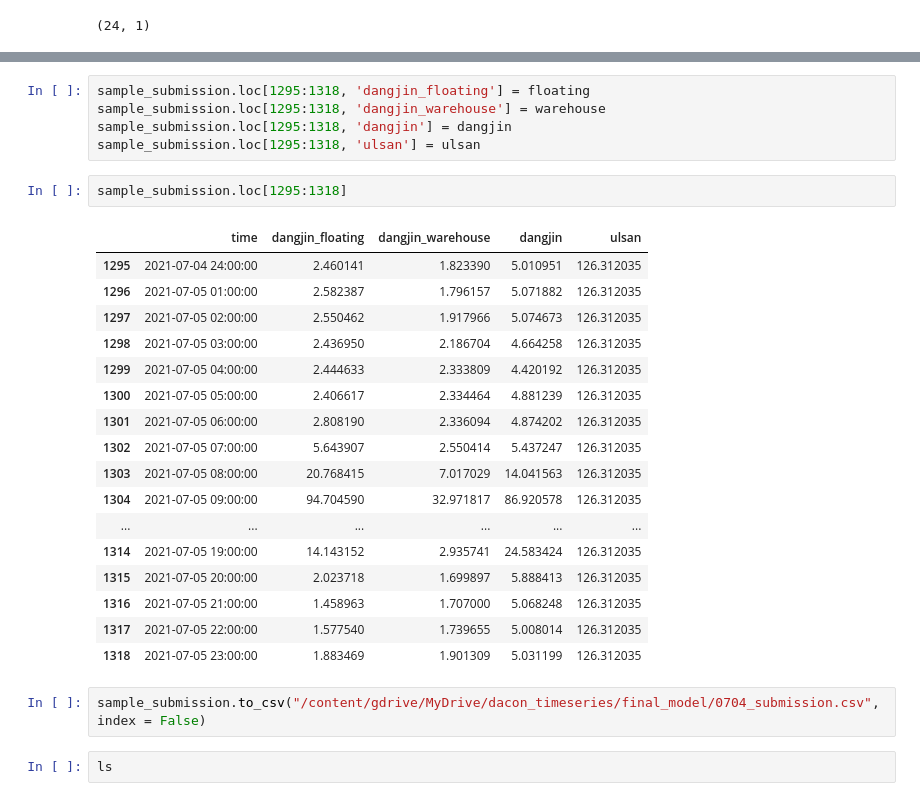
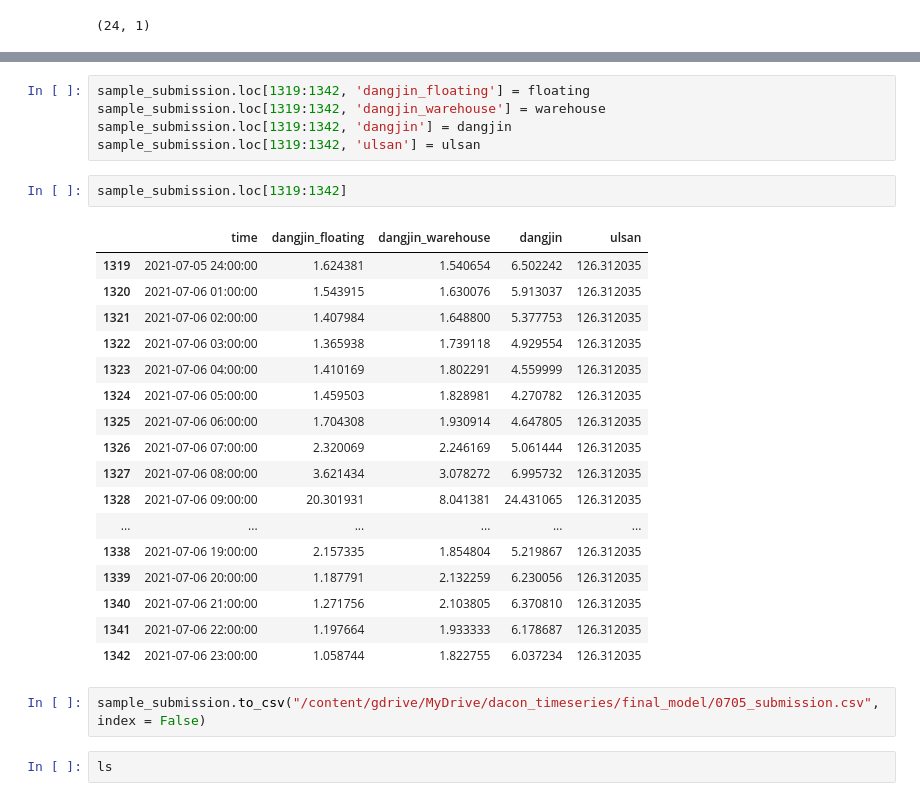
Before and after one commit to Annie-Yeeun-Jang/dacon_timeseries, a Jupyter notebook: final_model/시계열_1팀_private_inference_일사일조.ipynb, the cells around one changed output, grey strips where cells are left out. Drawn from its saved outputs; the diff is of its cells as text.

```diff
--- a/final_model/시계열_1팀_private_inference_일사일조.ipynb
+++ b/final_model/시계열_1팀_private_inference_일사일조.ipynb
@@ -461,31 +455,31 @@ sample_submission.loc[1295:1318].shape
 # %% [output]
 (24, 5)
 # %%
-sample_submission.loc[1295:1318, 'dangjin_floating'] = floating
-sample_submission.loc[1295:1318, 'dangjin_warehouse'] = warehouse
-sample_submission.loc[1295:1318, 'dangjin'] = dangjin
-sample_submission.loc[1295:1318, 'ulsan'] = ulsan
+sample_submission.loc[1319:1342, 'dangjin_floating'] = floating
+sample_submission.loc[1319:1342, 'dangjin_warehouse'] = warehouse
+sample_submission.loc[1319:1342, 'dangjin'] = dangjin
+sample_submission.loc[1319:1342, 'ulsan'] = ulsan
 # %%
-sample_submission.loc[1295:1318]
+sample_submission.loc[1319:1342]
 # %% [output]
 |  | time | dangjin_floating | dangjin_warehouse | dangjin | ulsan |
-| 1295 | 2021-07-04 24:00:00 | 2.460141 | 1.823390 | 5.010951 | 126.312035 |
-| 1296 | 2021-07-05 01:00:00 | 2.582387 | 1.796157 | 5.071882 | 126.312035 |
-| 1297 | 2021-07-05 02:00:00 | 2.550462 | 1.917966 | 5.074673 | 126.312035 |
-| 1298 | 2021-07-05 03:00:00 | 2.436950 | 2.186704 | 4.664258 | 126.312035 |
-| 1299 | 2021-07-05 04:00:00 | 2.444633 | 2.333809 | 4.420192 | 126.312035 |
-| 1300 | 2021-07-05 05:00:00 | 2.406617 | 2.334464 | 4.881239 | 126.312035 |
-| 1301 | 2021-07-05 06:00:00 | 2.808190 | 2.336094 | 4.874202 | 126.312035 |
-| 1302 | 2021-07-05 07:00:00 | 5.643907 | 2.550414 | 5.437247 | 126.312035 |
-| 1303 | 2021-07-05 08:00:00 | 20.768415 | 7.017029 | 14.041563 | 126.312035 |
-| 1304 | 2021-07-05 09:00:00 | 94.704590 | 32.971817 | 86.920578 | 126.312035 |
+| 1319 | 2021-07-05 24:00:00 | 1.624381 | 1.540654 | 6.502242 | 126.312035 |
+| 1320 | 2021-07-06 01:00:00 | 1.543915 | 1.630076 | 5.913037 | 126.312035 |
+| 1321 | 2021-07-06 02:00:00 | 1.407984 | 1.648800 | 5.377753 | 126.312035 |
+| 1322 | 2021-07-06 03:00:00 | 1.365938 | 1.739118 | 4.929554 | 126.312035 |
+| 1323 | 2021-07-06 04:00:00 | 1.410169 | 1.802291 | 4.559999 | 126.312035 |
+| 1324 | 2021-07-06 05:00:00 | 1.459503 | 1.828981 | 4.270782 | 126.312035 |
+| 1325 | 2021-07-06 06:00:00 | 1.704308 | 1.930914 | 4.647805 | 126.312035 |
+| 1326 | 2021-07-06 07:00:00 | 2.320069 | 2.246169 | 5.061444 | 126.312035 |
+| 1327 | 2021-07-06 08:00:00 | 3.621434 | 3.078272 | 6.995732 | 126.312035 |
+| 1328 | 2021-07-06 09:00:00 | 20.301931 | 8.041381 | 24.431065 | 126.312035 |
 | ... | ... | ... | ... | ... | ... |
-| 1314 | 2021-07-05 19:00:00 | 14.143152 | 2.935741 | 24.583424 | 126.312035 |
-| 1315 | 2021-07-05 20:00:00 | 2.023718 | 1.699897 | 5.888413 | 126.312035 |
-| 1316 | 2021-07-05 21:00:00 | 1.458963 | 1.707000 | 5.068248 | 126.312035 |
-| 1317 | 2021-07-05 22:00:00 | 1.577540 | 1.739655 | 5.008014 | 126.312035 |
-| 1318 | 2021-07-05 23:00:00 | 1.883469 | 1.901309 | 5.031199 | 126.312035 |
+| 1338 | 2021-07-06 19:00:00 | 2.157335 | 1.854804 | 5.219867 | 126.312035 |
+| 1339 | 2021-07-06 20:00:00 | 1.187791 | 2.132259 | 6.230056 | 126.312035 |
+| 1340 | 2021-07-06 21:00:00 | 1.271756 | 2.103805 | 6.370810 | 126.312035 |
+| 1341 | 2021-07-06 22:00:00 | 1.197664 | 1.933333 | 6.178687 | 126.312035 |
+| 1342 | 2021-07-06 23:00:00 | 1.058744 | 1.822755 | 6.037234 | 126.312035 |
 # %%
-sample_submission.to_csv("/content/gdrive/MyDrive/dacon_timeseries/final_model/0704_submission.csv", index = False)
+sample_submission.to_csv("/content/gdrive/MyDrive/dacon_timeseries/final_model/0705_submission.csv", index = False)
 # %%
 ls
```
Also changed, not shown: parts of 12 cells of this notebook.
